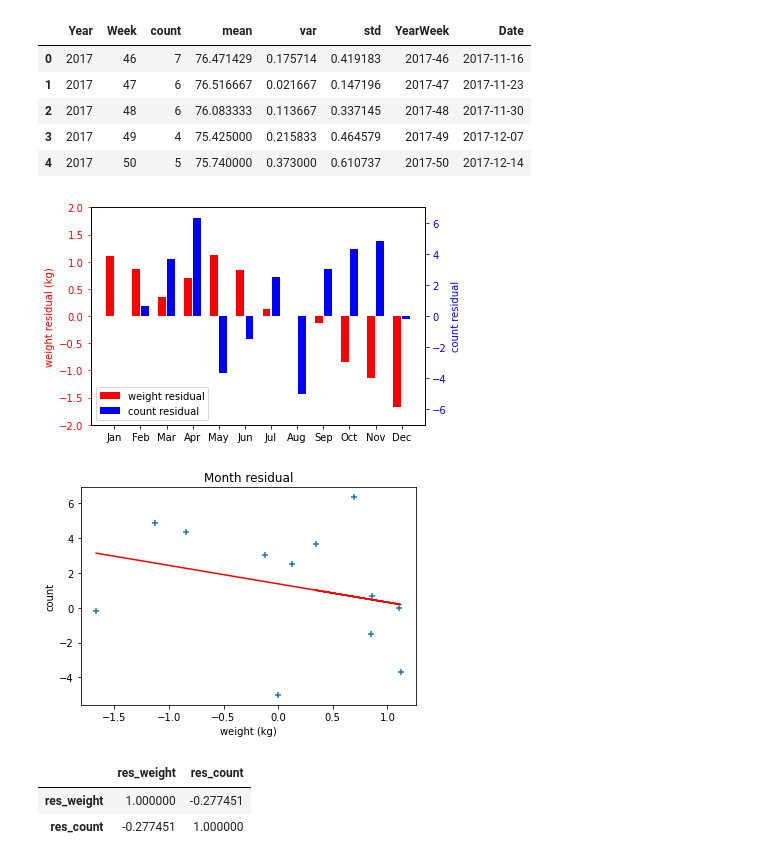
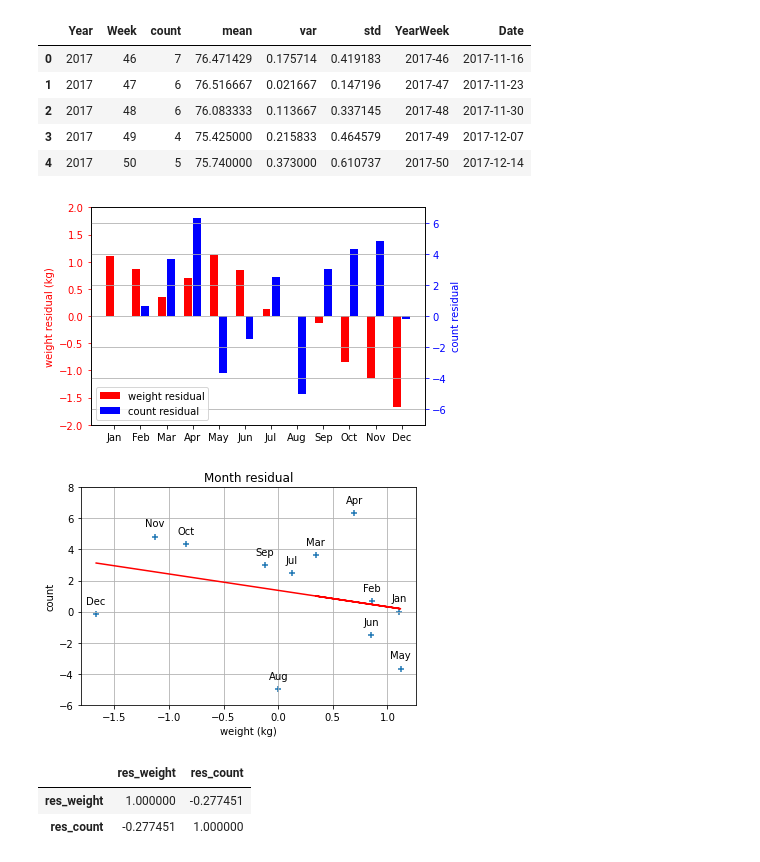
Before and after one commit to mt82/Peso, a Jupyter notebook: PyPeso.ipynb, the cells around one changed output. Cells and saved outputs as stored; diff of their text form; code cells hidden in the pictures.

Commit message:
marginal plot

```diff
--- a/PyPeso.ipynb
+++ b/PyPeso.ipynb
@@ -142,10 +179,11 @@ ax2.yaxis.label.set_color('blue')
 plt.xlabel("")
 plt.xticks(range(1,13),[calendar.month_name[x][0:3] for x in range(1,13)],rotation=0)
 plt.legend((plot1,plot2),("weight residual","count residual"))
+plt.grid(True)
 plt.show()
 pdf.savefig(fig)
 # %% [output]
-[figure, old version]
+[figure, new version]
 # %%
 df_yearmonth = pd.merge(df_yearmonth_weight[["Month","residual"]].rename(columns={"residual":"res_weight"}).groupby(["Month"]).mean(),
                         df_yearmonth_count[["Month","residual"]].rename(columns={"residual":"res_count"}).groupby(["Month"]).mean(),
@@ -154,19 +192,28 @@ df_yearmonth = pd.merge(df_yearmonth_weight[["Month","residual"]].rename(columns
 model_ym = LinearRegression()
 x = df_yearmonth.iloc[:, 0].values.reshape(-1, 1)
 y = df_yearmonth.iloc[:, 1].values.reshape(-1, 1)
+l = df_yearmonth.index
 model_ym.fit(x,y)
 fy = model_ym.predict(x)
 # %%
 fig, ax = plt.subplots()
 plt.scatter(x,y,marker="+")
 plt.plot(x, fy, color='red')
 plt.title("Month residual")
 plt.ylabel("count")
 plt.xlabel("weight (kg)")
+plt.ylim(-6,8)
+for xv,yv,lv in zip(x,y,l):
+    plt.annotate(calendar.month_name[lv][0:3], # this is the text
+                 (xv,yv), # this is the point to label
+                 textcoords="offset points", # how to position the text
+                 xytext=(0,10), # distance from text to points (x,y)
+                 ha='center') # horizontal alignment can be left, right or center
+plt.grid(True)
 plt.show()
 pdf.savefig(fig)
 # %% [output]
-[figure, old version]
+[figure, new version]
 # %%
 df_yearmonth.corr(method='pearson')
 # %% [output]
```
Also changed, not shown: parts of 9 cells of this notebook.
